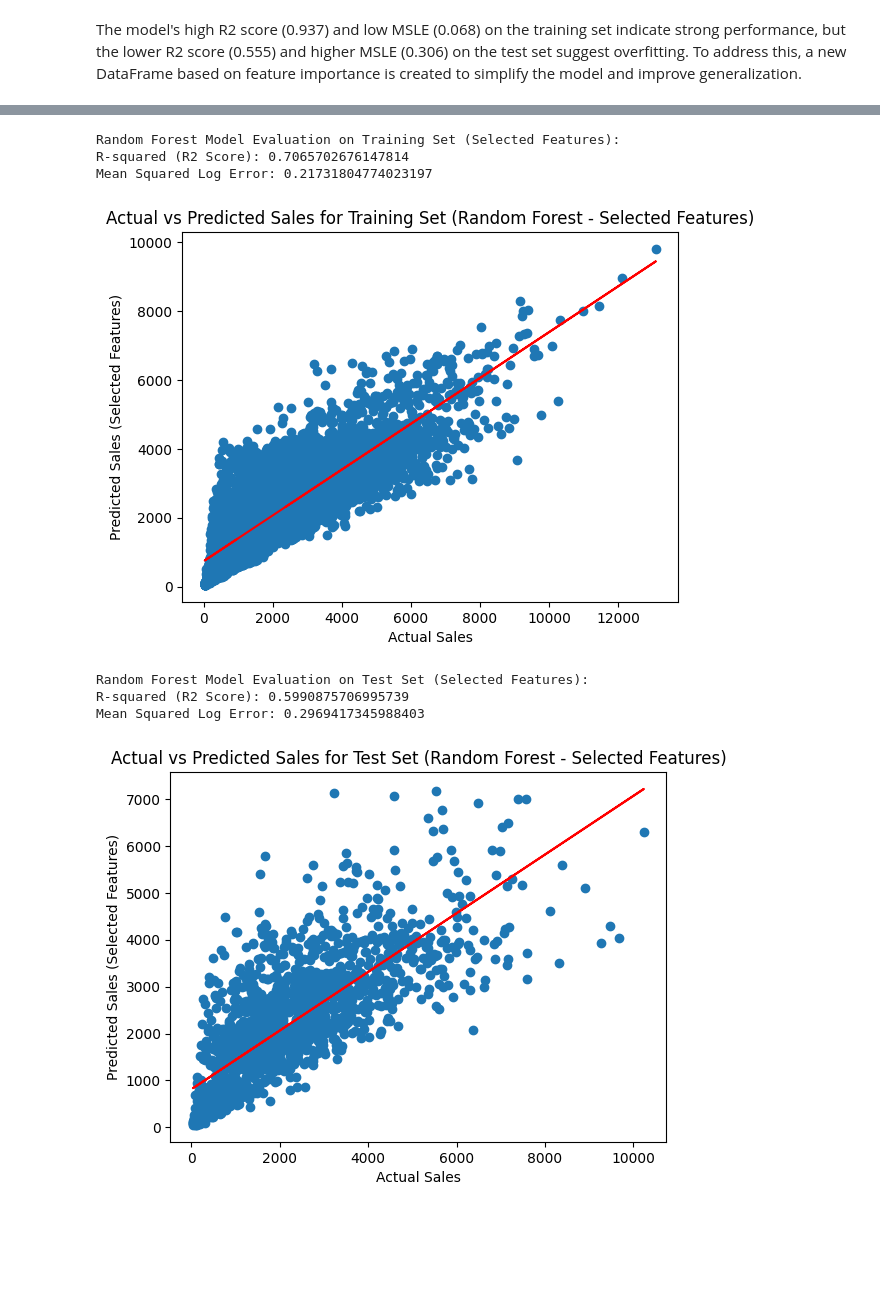
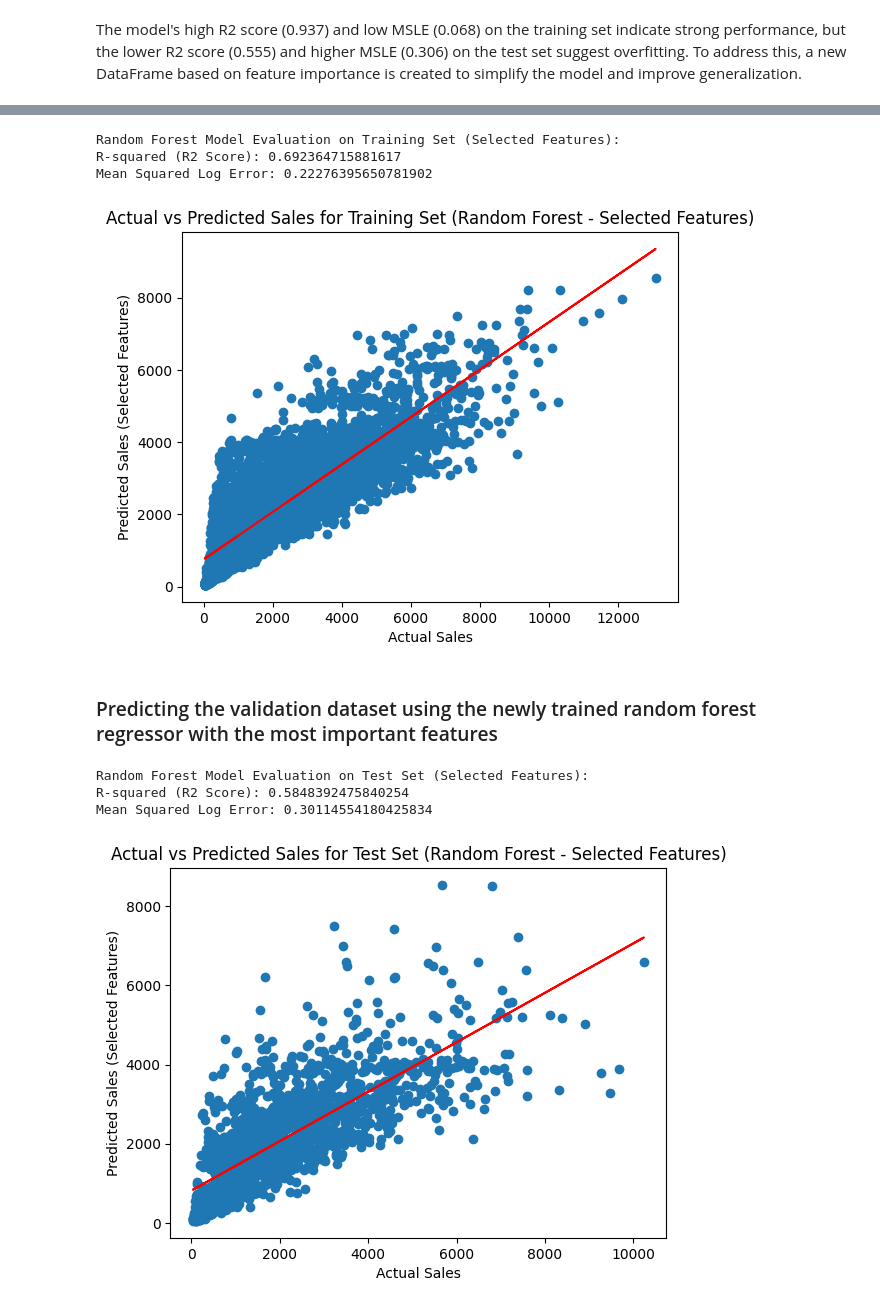
Before and after one commit to babutabhavya/big-mart-sales-prediction, a Jupyter notebook: main.ipynb, the cells around one changed output, grey strips where cells are left out. Cells and saved outputs as stored; diff of their text form; code cells hidden in the pictures; blank space fills up the shorter version.

```diff
--- a/main.ipynb
+++ b/main.ipynb
@@ -442,0 +481,9 @@ data.head()
+# %%
+data = data.drop(
+    columns=[
+        "Item_Identifier",
+        "Outlet_Identifier",
+        "Item_Type_Others",
+        "Item_Visibility",
+    ]
+)
@@ -444,0 +530,2 @@ data.head()
+# %%
+model_data = []
@@ -517,5 +641,7 @@ plt.xlabel("Actual Sales")
 plt.ylabel("Predicted Sales")
 plt.title("Actual vs Predicted Sales for Training Set (Random Forest)")
 plt.show()
+
+model_data.append({"title": "Base Random Forest", "r2": r2_test_rf})
 # %% [output]
 Random Forest Model Evaluation on Test Set:
@@ -589,0 +695,14 @@ plt.show()
+# %%
+#to select features with importance above the threshold (0.02)
+selected_features = feature_importance_df.loc[feature_importance_df['Importance'] >= 0.02, 'Feature']
+
+#filtering columns based on selected features
+X_train_selected = X_train[selected_features]
+X_test_selected = X_test[selected_features]
+
+#training a new Random Forest model on the selected features
+new_rf_model = RandomForestRegressor(n_estimators=200, max_depth=10, min_samples_split=5, random_state=42)
+new_rf_model.fit(X_train_selected, y_train)
+
+#prediction on the training set
+y_pred_train_selected = new_rf_model.predict(X_train_selected)
@@ -590,21 +711,4 @@ plt.show()
 # %%
-#setting a threshold for feature importance
-threshold = 0.02
-
-#to select features with importance above the threshold
-selected_features = feature_importance_df.loc[feature_importance_df['Importance'] >= threshold, 'Feature']
-
-#filtering columns based on selected features
-X_train_selected = X_train[selected_features]
-X_test_selected = X_test[selected_features]
-
-#training a new Random Forest model on the selected features
-new_rf_model = RandomForestRegressor(n_estimators=200, max_depth=10, min_samples_split=5, random_state=42)
-new_rf_model.fit(X_train_selected, y_train)
-
-#prediction on the training set
-y_pred_train_selected = new_rf_model.predict(X_train_selected)
-
 #model evaluation on the training set
 r2_train_selected = r2_score(y_train, y_pred_train_selected)
 msle_train_sel = mean_squared_log_error(y_train, y_pred_train_selected)
@@ -626,35 +730,41 @@ plt.title("Actual vs Predicted Sales for Training Set (Random Forest - Selected
 plt.show()
 # %% [output]
 Random Forest Model Evaluation on Training Set (Selected Features):
-R-squared (R2 Score): 0.7065702676147814
-Mean Squared Log Error: 0.21731804774023197
+R-squared (R2 Score): 0.692364715881617
+Mean Squared Log Error: 0.22276395650781902
-[figure, old version]
+[figure, new version]
+# %% [markdown]
+### Predicting the validation dataset using the newly trained random forest regressor with the most important features
 # %%
-#prediction on test set
+# prediction on test set
 y_pred_test_selected = new_rf_model.predict(X_test_selected)
 
-#model evaluation on test set
+# model evaluation on test set
 r2_test_selected = r2_score(y_test, y_pred_test_selected)
 msle_test_sel = mean_squared_log_error(y_test, y_pred_test_selected)
 
 print("\nRandom Forest Model Evaluation on Test Set (Selected Features):")
 print("R-squared (R2 Score):", r2_test_selected)
 print("Mean Squared Log Error:", msle_test_sel)
 
-#visualizing predicted vs actual values for the test set
+# visualizing predicted vs actual values for the test set
 plt.scatter(y_test, y_pred_test_selected)
 
-#line of best fit
+# line of best fit
 fit = np.polyfit(y_test, y_pred_test_selected, deg=1)
-plt.plot(y_test, fit[0] * y_test + fit[1], color='red')
+plt.plot(y_test, fit[0] * y_test + fit[1], color="red")
 
 plt.xlabel("Actual Sales")
 plt.ylabel("Predicted Sales (Selected Features)")
 plt.title("Actual vs Predicted Sales for Test Set (Random Forest - Selected Features)")
 plt.show()
+
+model_data.append(
+    {"title": "Random Forest using important features", "r2": r2_test_selected}
+)
 # %% [output]
 Random Forest Model Evaluation on Test Set (Selected Features):
-R-squared (R2 Score): 0.5990875706995739
-Mean Squared Log Error: 0.2969417345988403
+R-squared (R2 Score): 0.5848392475840254
+Mean Squared Log Error: 0.30114554180425834
-[figure, old version]
+[figure, new version]
 # %% [markdown]
```
Also changed, not shown: parts of 58 cells of this notebook, 3 other files.
